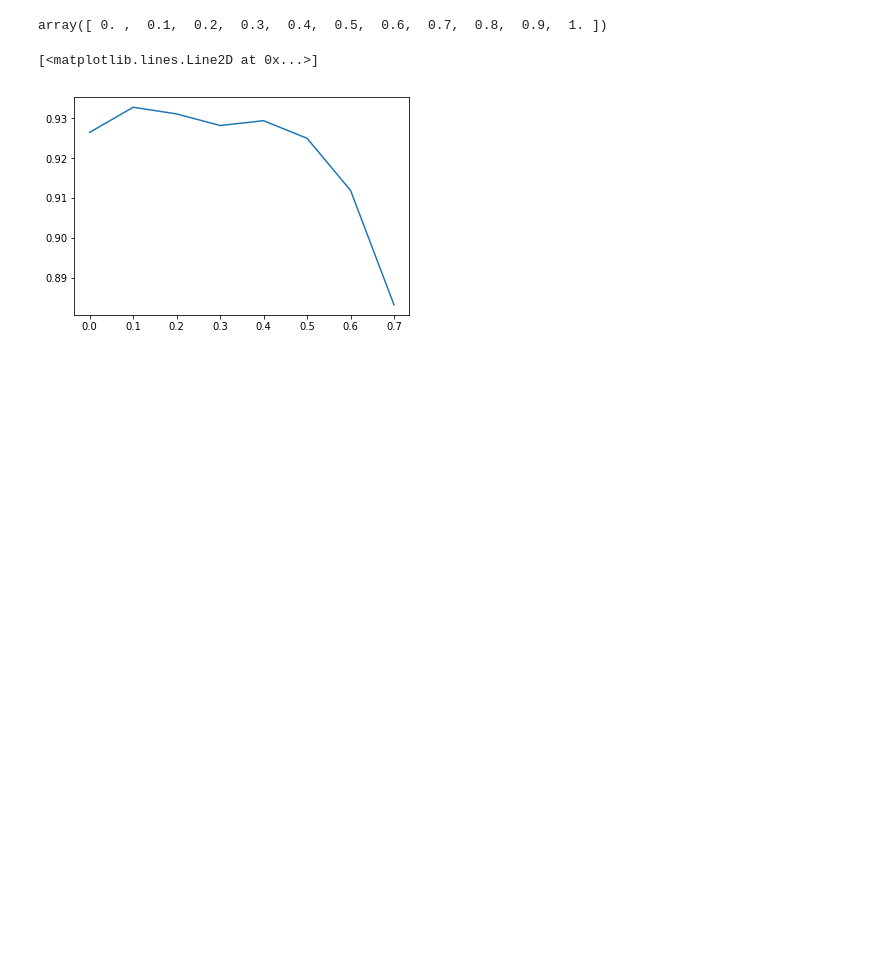
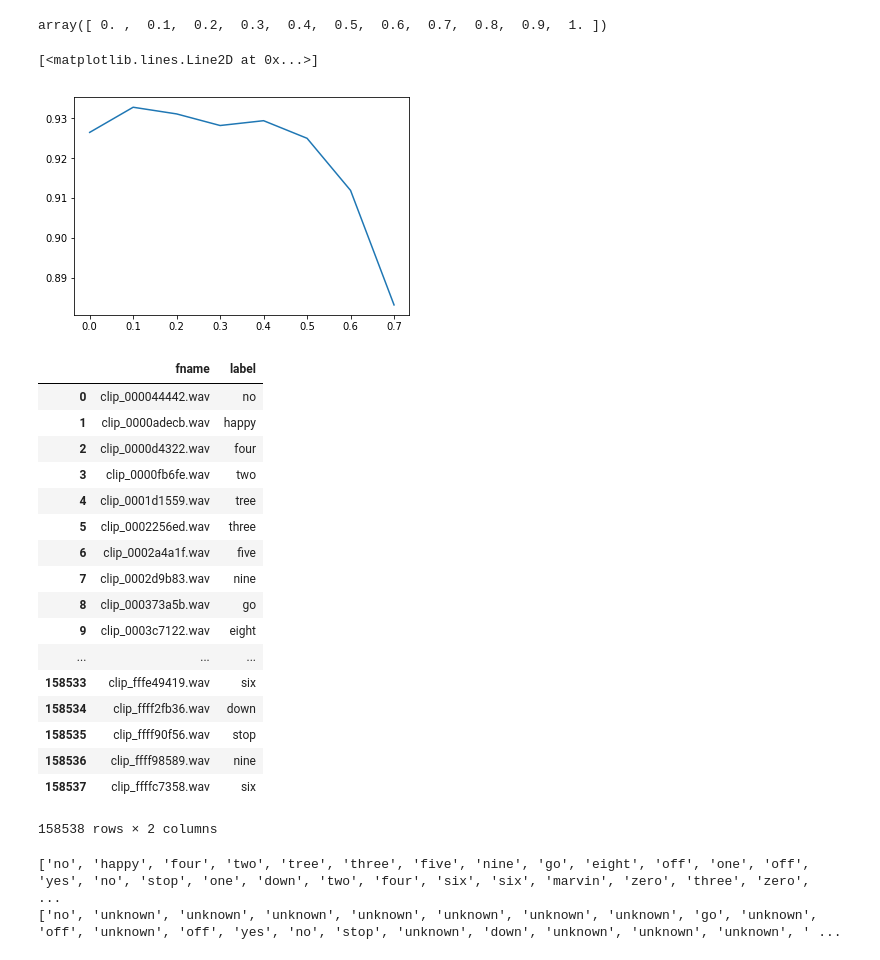
Before and after one commit to PKUGoodSpeed/Kaggle-TensorFlowSpeechRecognition, a Jupyter notebook: pkugoodspeed/notebooks/performance.ipynb, the cells around one changed output. Drawn from its saved outputs; the diff is of its cells as text; code cells hidden in the pictures; blank space fills up the shorter version.

```diff
--- a/pkugoodspeed/notebooks/performance.ipynb
+++ b/pkugoodspeed/notebooks/performance.ipynb
@@ -19,3 +21,35 @@ plt.plot(pwrs[:8], accu[:8])
 # %% [output]
 [<matplotlib.lines.Line2D at 0x...>]
 [figure]
+# %%
+df = pd.read_csv('../cnn2_output/predict.csv')
+display(df)
+# %% [output]
+|  | fname | label |
+| 0 | clip_000044442.wav | no |
+| 1 | clip_0000adecb.wav | happy |
+| 2 | clip_0000d4322.wav | four |
+| 3 | clip_0000fb6fe.wav | two |
+| 4 | clip_0001d1559.wav | tree |
+| 5 | clip_0002256ed.wav | three |
+| 6 | clip_0002a4a1f.wav | five |
+| 7 | clip_0002d9b83.wav | nine |
+| 8 | clip_000373a5b.wav | go |
+| 9 | clip_0003c7122.wav | eight |
+| ... | ... | ... |
+| 158533 | clip_fffe49419.wav | six |
+| 158534 | clip_ffff2fb36.wav | down |
+| 158535 | clip_ffff90f56.wav | stop |
+| 158536 | clip_ffff98589.wav | nine |
+| 158537 | clip_ffffc7358.wav | six |
+158538 rows × 2 columns
+# %%
+LABEL = ['yes', 'no', 'up', 'down', 'left', 'right', 'on', 'off', 'stop', 'go', 'silence']
+tmp = df.label.tolist()
+modi = ['unknown' if l not in LABEL else l for l in tmp]
+print tmp[:30]
+print modi[:30]
+df.label = modi
+# %% [output]
+['no', 'happy', 'four', 'two', 'tree', 'three', 'five', 'nine', 'go', 'eight', 'off', 'one', 'off', 'yes', 'no', 'stop', 'one', 'down', 'two', 'four', 'six', 'six', 'marvin', 'zero', 'three', 'zero',  ...
+['no', 'unknown', 'unknown', 'unknown', 'unknown', 'unknown', 'unknown', 'unknown', 'go', 'unknown', 'off', 'unknown', 'off', 'yes', 'no', 'stop', 'unknown', 'down', 'unknown', 'unknown', 'unknown', ' ...
```
Also changed, not shown: parts of 5 cells of this notebook, 5 other files.
